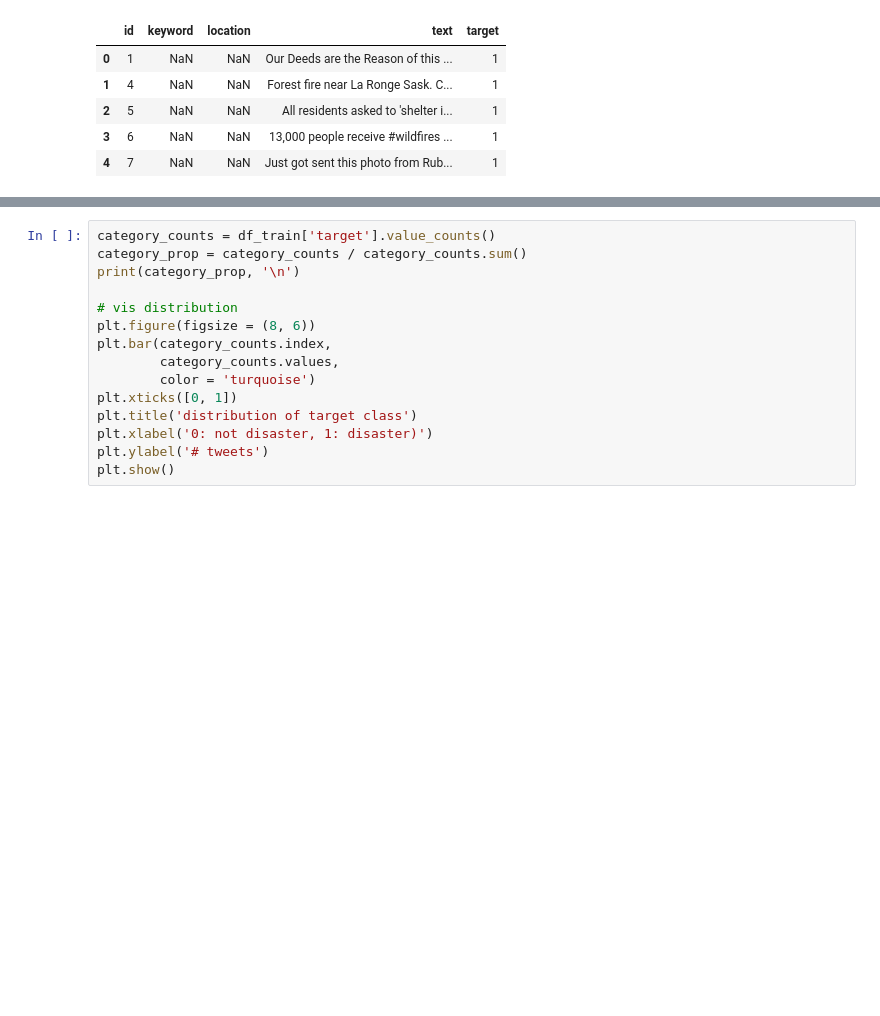
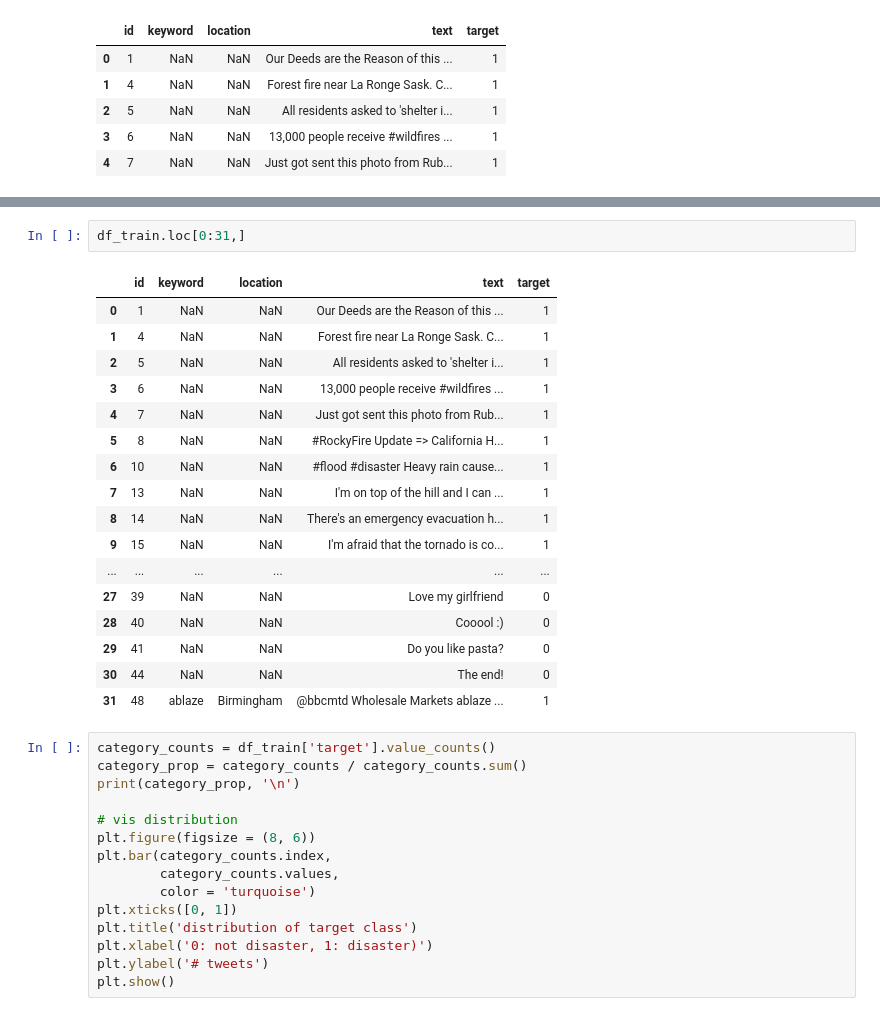
Before and after one commit to FleaBusyBeeBergs/dtsa5511-rnn, a Jupyter notebook: nlp_disaster_tweets.ipynb, the cells around one changed output, grey strips where cells are left out. Saved outputs shown, nothing was run; the diff lists cells and outputs as text; blank space fills up the shorter version.

```diff
--- a/nlp_disaster_tweets.ipynb
+++ b/nlp_disaster_tweets.ipynb
@@ -86,3 +111,23 @@ df_train.head()
+# %%
+df_train.loc[0:31,]
+# %% [output]
+|  | id | keyword | location | text | target |
+| 0 | 1 | NaN | NaN | Our Deeds are the Reason of this ... | 1 |
+| 1 | 4 | NaN | NaN | Forest fire near La Ronge Sask. C... | 1 |
+| 2 | 5 | NaN | NaN | All residents asked to 'shelter i... | 1 |
+| 3 | 6 | NaN | NaN | 13,000 people receive #wildfires ... | 1 |
+| 4 | 7 | NaN | NaN | Just got sent this photo from Rub... | 1 |
+| 5 | 8 | NaN | NaN | #RockyFire Update => California H... | 1 |
+| 6 | 10 | NaN | NaN | #flood #disaster Heavy rain cause... | 1 |
+| 7 | 13 | NaN | NaN | I'm on top of the hill and I can ... | 1 |
+| 8 | 14 | NaN | NaN | There's an emergency evacuation h... | 1 |
+| 9 | 15 | NaN | NaN | I'm afraid that the tornado is co... | 1 |
+| ... | ... | ... | ... | ... | ... |
+| 27 | 39 | NaN | NaN | Love my girlfriend | 0 |
+| 28 | 40 | NaN | NaN | Cooool :) | 0 |
+| 29 | 41 | NaN | NaN | Do you like pasta? | 0 |
+| 30 | 44 | NaN | NaN | The end! | 0 |
+| 31 | 48 | ablaze | Birmingham | @bbcmtd Wholesale Markets ablaze ... | 1 |
 # %%
 category_counts = df_train['target'].value_counts()
 category_prop = category_counts / category_counts.sum()
```
Also changed, not shown: parts of 25 cells of this notebook.
